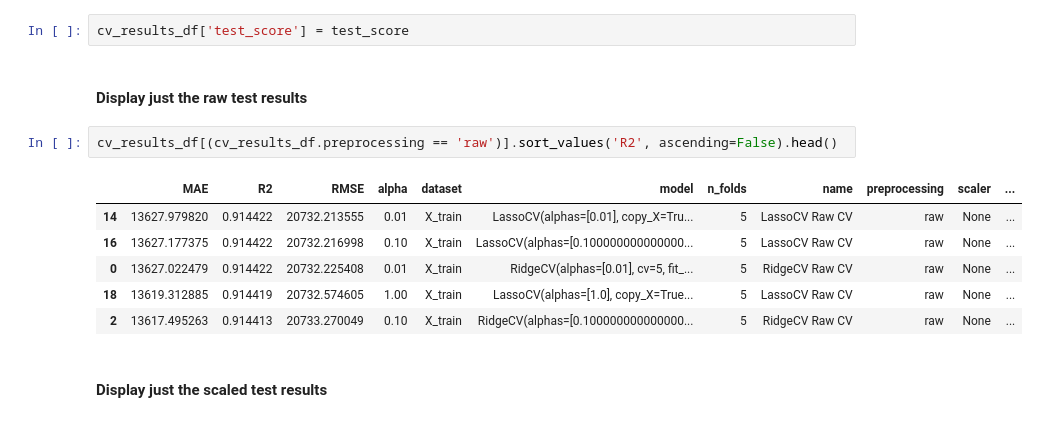
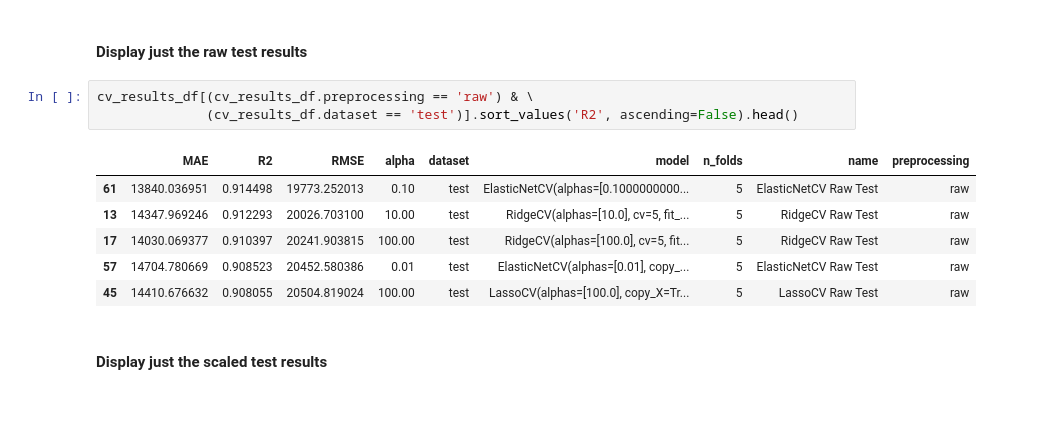
Before and after one commit to djkjohnston/Aimes_Housing_GA_DSI_Proj2, a Jupyter notebook: ipynb/project_2_starter.ipynb, the cells around one changed output. Cells and saved outputs as stored; diff of their text form.

```diff
--- a/ipynb/project_2_starter.ipynb
+++ b/ipynb/project_2_starter.ipynb
@@ -1122,16 +1126,15 @@ len(test_score)
-# %%
-cv_results_df['test_score'] = test_score
 # %% [markdown]
 #### Display just the raw test results
 # %%
-cv_results_df[(cv_results_df.preprocessing == 'raw')].sort_values('R2', ascending=False).head()
+cv_results_df[(cv_results_df.preprocessing == 'raw') & \
+              (cv_results_df.dataset == 'test')].sort_values('R2', ascending=False).head()
 # %% [output]
-|  | MAE | R2 | RMSE | alpha | dataset | model | n_folds | name | preprocessing | scaler | ... |
-| 14 | 13627.979820 | 0.914422 | 20732.213555 | 0.01 | X_train | LassoCV(alphas=[0.01], copy_X=Tru... | 5 | LassoCV Raw CV | raw | None | ... |
-| 16 | 13627.177375 | 0.914422 | 20732.216998 | 0.10 | X_train | LassoCV(alphas=[0.100000000000000... | 5 | LassoCV Raw CV | raw | None | ... |
-| 0 | 13627.022479 | 0.914422 | 20732.225408 | 0.01 | X_train | RidgeCV(alphas=[0.01], cv=5, fit_... | 5 | RidgeCV Raw CV | raw | None | ... |
-| 18 | 13619.312885 | 0.914419 | 20732.574605 | 1.00 | X_train | LassoCV(alphas=[1.0], copy_X=True... | 5 | LassoCV Raw CV | raw | None | ... |
-| 2 | 13617.495263 | 0.914413 | 20733.270049 | 0.10 | X_train | RidgeCV(alphas=[0.100000000000000... | 5 | RidgeCV Raw CV | raw | None | ... |
+|  | MAE | R2 | RMSE | alpha | dataset | model | n_folds | name | preprocessing |
+| 61 | 13840.036951 | 0.914498 | 19773.252013 | 0.10 | test | ElasticNetCV(alphas=[0.1000000000... | 5 | ElasticNetCV Raw Test | raw |
+| 13 | 14347.969246 | 0.912293 | 20026.703100 | 10.00 | test | RidgeCV(alphas=[10.0], cv=5, fit_... | 5 | RidgeCV Raw Test | raw |
+| 17 | 14030.069377 | 0.910397 | 20241.903815 | 100.00 | test | RidgeCV(alphas=[100.0], cv=5, fit... | 5 | RidgeCV Raw Test | raw |
+| 57 | 14704.780669 | 0.908523 | 20452.580386 | 0.01 | test | ElasticNetCV(alphas=[0.01], copy_... | 5 | ElasticNetCV Raw Test | raw |
+| 45 | 14410.676632 | 0.908055 | 20504.819024 | 100.00 | test | LassoCV(alphas=[100.0], copy_X=Tr... | 5 | LassoCV Raw Test | raw |
 # %% [markdown]
 
 #### Display just the scaled test results
```
Also changed, not shown: parts of 44 cells of this notebook.
